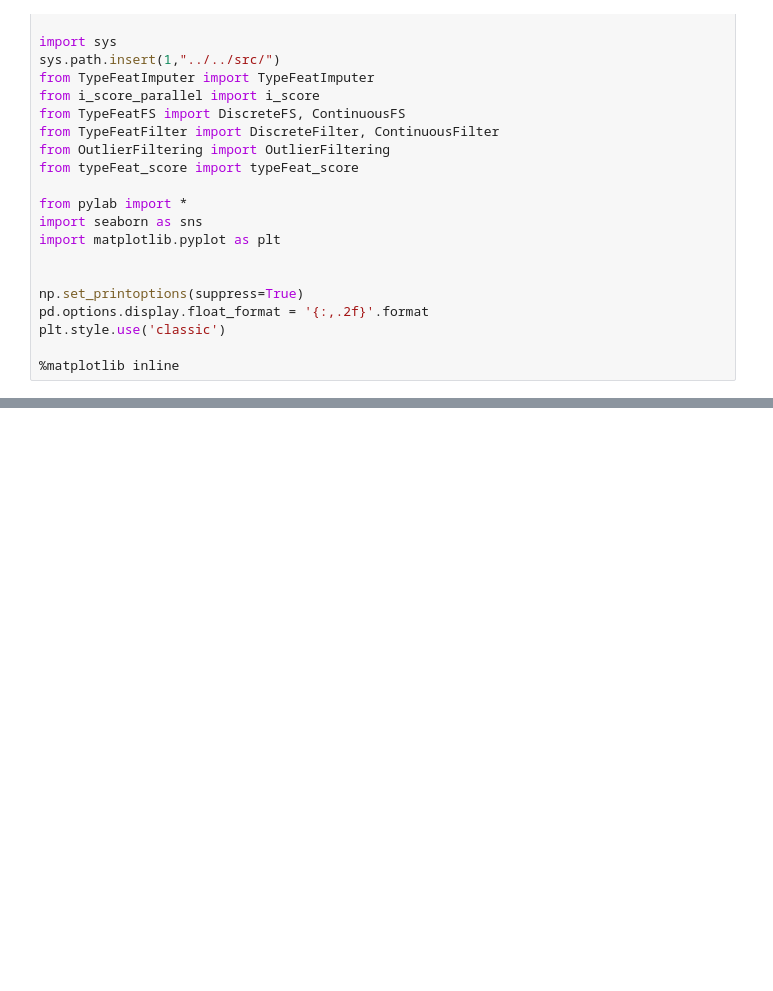
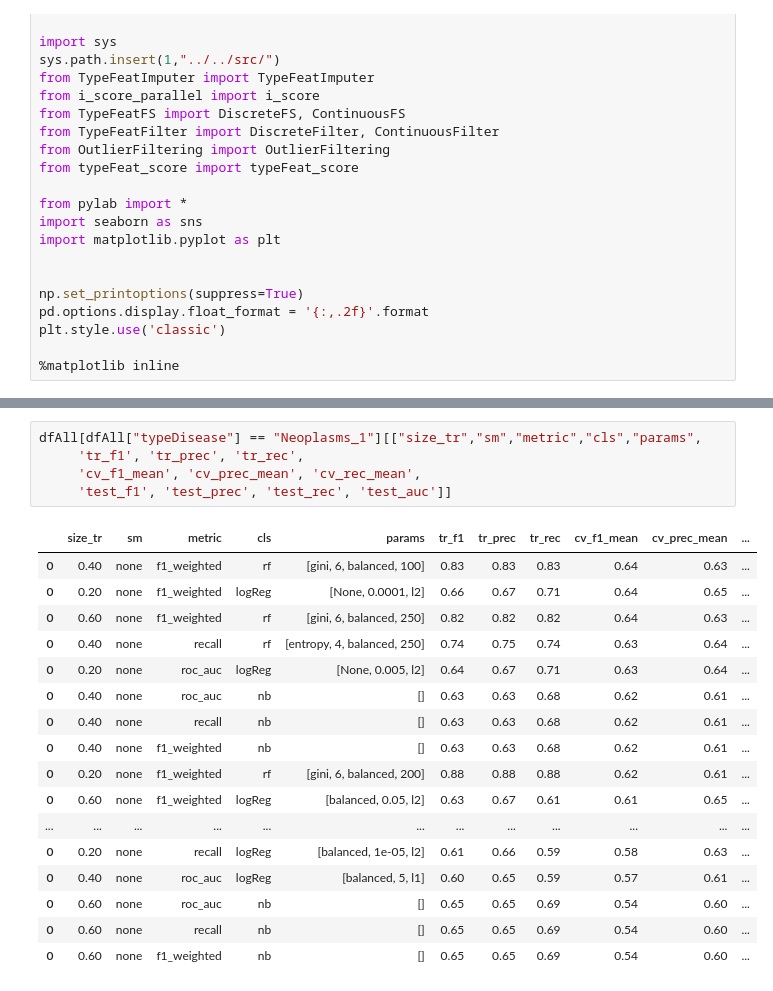
Before and after one commit to CHABOBO/readmission, a Jupyter notebook: notebook/04-results.ipynb, the cells around one changed output, grey strips where cells are left out. Cells and saved outputs as stored; diff of their text form; blank space fills up the shorter version.

```diff
--- a/notebook/04-results.ipynb
+++ b/notebook/04-results.ipynb
@@ -106,0 +106,23 @@ dfAll.groupby(["typeDisease"])[["size_tr","sm","metric","cls","params",
+# %%
+dfAll[dfAll["typeDisease"] == "Neoplasms_1"][["size_tr","sm","metric","cls","params",
+     'tr_f1', 'tr_prec', 'tr_rec',
+     'cv_f1_mean', 'cv_prec_mean', 'cv_rec_mean',
+     'test_f1', 'test_prec', 'test_rec', 'test_auc']]
+# %% [output]
+|  | size_tr | sm | metric | cls | params | tr_f1 | tr_prec | tr_rec | cv_f1_mean | cv_prec_mean | ... |
+| 0 | 0.40 | none | f1_weighted | rf | [gini, 6, balanced, 100] | 0.83 | 0.83 | 0.83 | 0.64 | 0.63 | ... |
+| 0 | 0.20 | none | f1_weighted | logReg | [None, 0.0001, l2] | 0.66 | 0.67 | 0.71 | 0.64 | 0.65 | ... |
+| 0 | 0.60 | none | f1_weighted | rf | [gini, 6, balanced, 250] | 0.82 | 0.82 | 0.82 | 0.64 | 0.63 | ... |
+| 0 | 0.40 | none | recall | rf | [entropy, 4, balanced, 250] | 0.74 | 0.75 | 0.74 | 0.63 | 0.64 | ... |
+| 0 | 0.20 | none | roc_auc | logReg | [None, 0.005, l2] | 0.64 | 0.67 | 0.71 | 0.63 | 0.64 | ... |
+| 0 | 0.40 | none | roc_auc | nb | [] | 0.63 | 0.63 | 0.68 | 0.62 | 0.61 | ... |
+| 0 | 0.40 | none | recall | nb | [] | 0.63 | 0.63 | 0.68 | 0.62 | 0.61 | ... |
+| 0 | 0.40 | none | f1_weighted | nb | [] | 0.63 | 0.63 | 0.68 | 0.62 | 0.61 | ... |
+| 0 | 0.20 | none | f1_weighted | rf | [gini, 6, balanced, 200] | 0.88 | 0.88 | 0.88 | 0.62 | 0.61 | ... |
+| 0 | 0.60 | none | f1_weighted | logReg | [balanced, 0.05, l2] | 0.63 | 0.67 | 0.61 | 0.61 | 0.65 | ... |
+| ... | ... | ... | ... | ... | ... | ... | ... | ... | ... | ... | ... |
+| 0 | 0.20 | none | recall | logReg | [balanced, 1e-05, l2] | 0.61 | 0.66 | 0.59 | 0.58 | 0.63 | ... |
+| 0 | 0.40 | none | roc_auc | logReg | [balanced, 5, l1] | 0.60 | 0.65 | 0.59 | 0.57 | 0.61 | ... |
+| 0 | 0.60 | none | roc_auc | nb | [] | 0.65 | 0.65 | 0.69 | 0.54 | 0.60 | ... |
+| 0 | 0.60 | none | recall | nb | [] | 0.65 | 0.65 | 0.69 | 0.54 | 0.60 | ... |
+| 0 | 0.60 | none | f1_weighted | nb | [] | 0.65 | 0.65 | 0.69 | 0.54 | 0.60 | ... |
```
Also changed, not shown: parts of 4 cells of this notebook, 2 other files.
